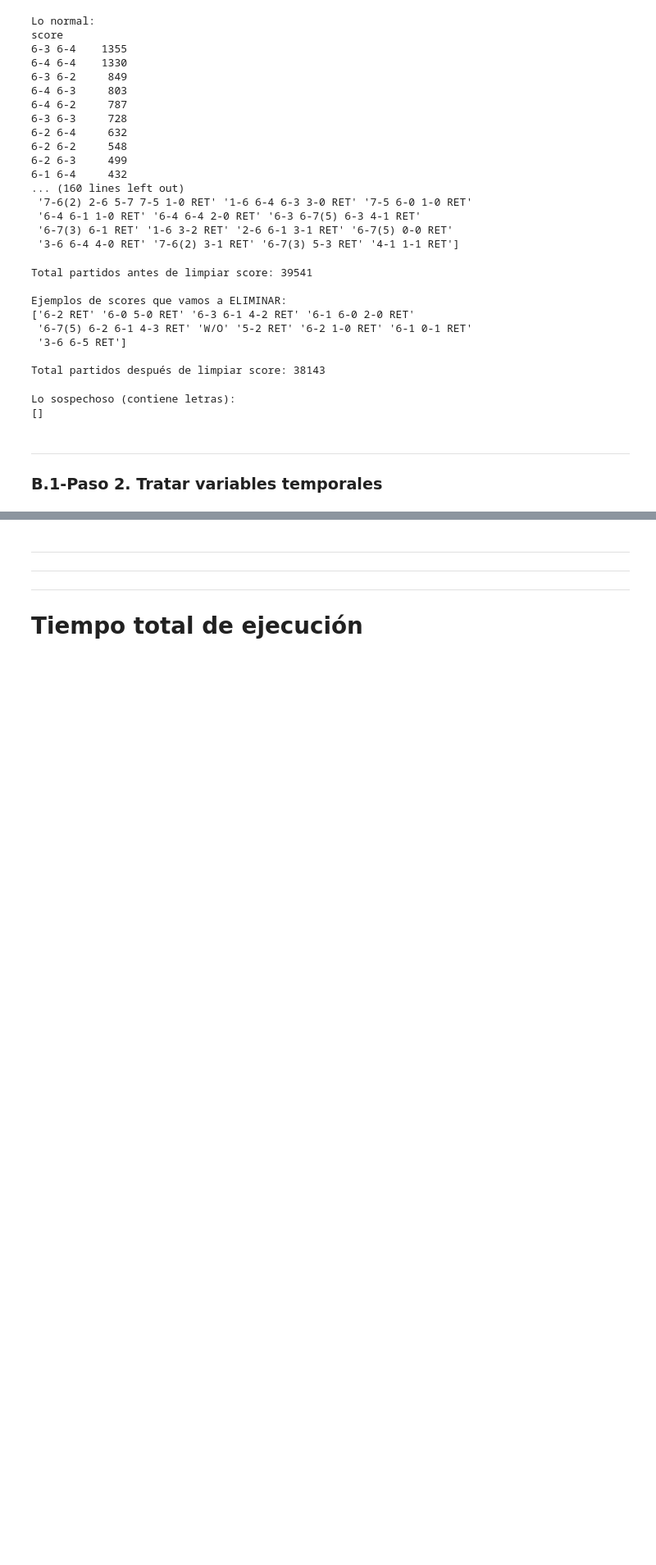
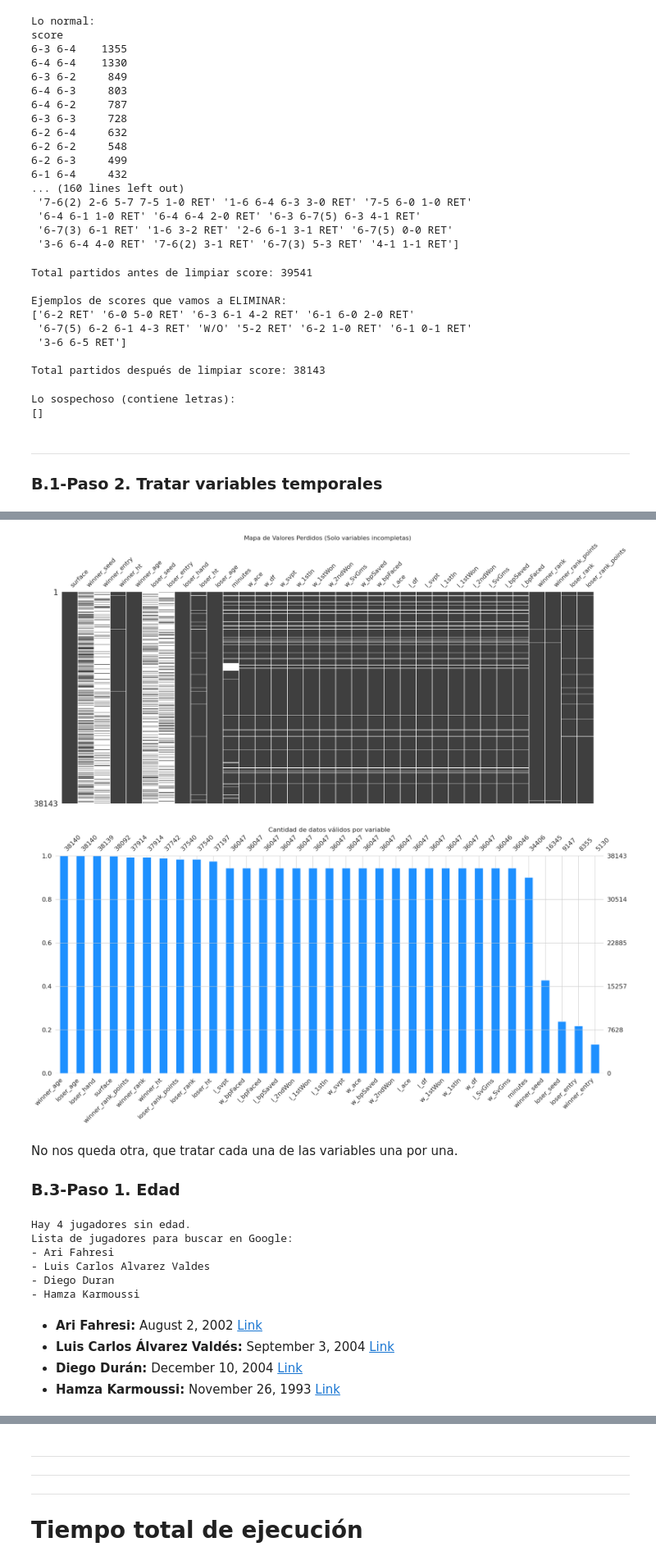
Before and after one commit to Sterrysx/Tennis-ML-APA, a Jupyter notebook: notebooks/01_preprocesado.ipynb, the cells around one changed output, grey strips where cells are left out. Shown at 82% size. Drawn from its saved outputs; the diff is of its cells as text; code cells hidden in the pictures; blank space fills up the shorter version.

Commit message:
tratando missing values

```diff
--- a/notebooks/01_preprocesado.ipynb
+++ b/notebooks/01_preprocesado.ipynb
@@ -259,0 +271,3 @@ Lo sospechoso (contiene letras):
+# %%
+tennis['tourney_date'] = pd.to_datetime(tennis['tourney_date'].astype(int).astype(str), format='%Y%m%d')
+tennis['tourney_date'].head()
@@ -259,0 +281,7 @@ Lo sospechoso (contiene letras):
+# %%
+# Extraer Año y Mes (muy útil para Análisis Exploratorio después)
+tennis['year'] = tennis['tourney_date'].dt.year
+tennis['month'] = tennis['tourney_date'].dt.month
+# %%
+# Ahora que tenemos fechas reales, ordenamos todo el dataset por fecha.
+tennis = tennis.sort_values(by='tourney_date').reset_index(drop=True)
@@ -259,0 +525,49 @@ Lo sospechoso (contiene letras):
+# %%
+import missingno as msno
+import matplotlib.pyplot as plt
+
+# 1. Identificar las columnas que tienen nulos
+cols_con_nulos = tennis.columns[tennis.isna().any()].tolist()
+
+# 2. Pintar la matriz SOLO con esas columnas
+# labels=True nos deja ver los nombres
+msno.matrix(tennis[cols_con_nulos], labels=True, sparkline=False)
+plt.title("Mapa de Valores Perdidos (Solo variables incompletas)", fontsize=16)
+plt.show()
+
+# Gráfico de barras de las variables con nulos
+msno.bar(tennis[cols_con_nulos], sort='descending', color='dodgerblue')
+plt.title("Cantidad de datos válidos por variable", fontsize=16)
+plt.show()
+# %% [output]
+[figure, added]
+[figure, added]
+# %% [markdown]
+No nos queda otra, que tratar cada una de las variables una por una.
+
+### B.3-Paso 1. Edad
+# %%
+# 1. Identificar jugadores con edad faltante (Winner o Loser)
+nulos_w = tennis[tennis['winner_age'].isna()]['winner_name']
+nulos_l = tennis[tennis['loser_age'].isna()]['loser_name']
+
+# Unimos las dos listas y sacamos los únicos
+jugadores_sin_edad = pd.concat([nulos_w, nulos_l]).unique()
+
+print(f"Hay {len(jugadores_sin_edad)} jugadores sin edad.")
+print("Lista de jugadores para buscar en Google:")
+for jugador in jugadores_sin_edad:
+    print(f"- {jugador}")
+# %% [output]
+Hay 4 jugadores sin edad.
+Lista de jugadores para buscar en Google:
+- Ari Fahresi
+- Luis Carlos Alvarez Valdes
+- Diego Duran
+- Hamza Karmoussi
+# %% [markdown]
+
+* **Ari Fahresi:** August 2, 2002 [Link](https://www.tennisexplorer.com/player/fahresi/#:~:text=Country%3A%20Indonesia,Plays%3A%20right)
+* **Luis Carlos Álvarez Valdés:** September 3, 2004 [Link](https://www.atptour.com/en/players/diego-duran/d0fo/overview#:~:text=Personal%20details,(2004%2F12%2F10))
+* **Diego Durán:** December 10, 2004 [Link](https://www.tennisexplorer.com/player/duran-fd3b3/#:~:text=Diego%20(2004)%20Duran%20%2D%20Tennis,Plays%3A%20right)
+* **Hamza Karmoussi:** November 26, 1993 [Link](https://www.atptour.com/en/players/hamza-karmoussi/ke25/overview#:~:text=Personal%20details,(1993%2F11%2F26))
```
Also changed, not shown: parts of 23 cells of this notebook.
